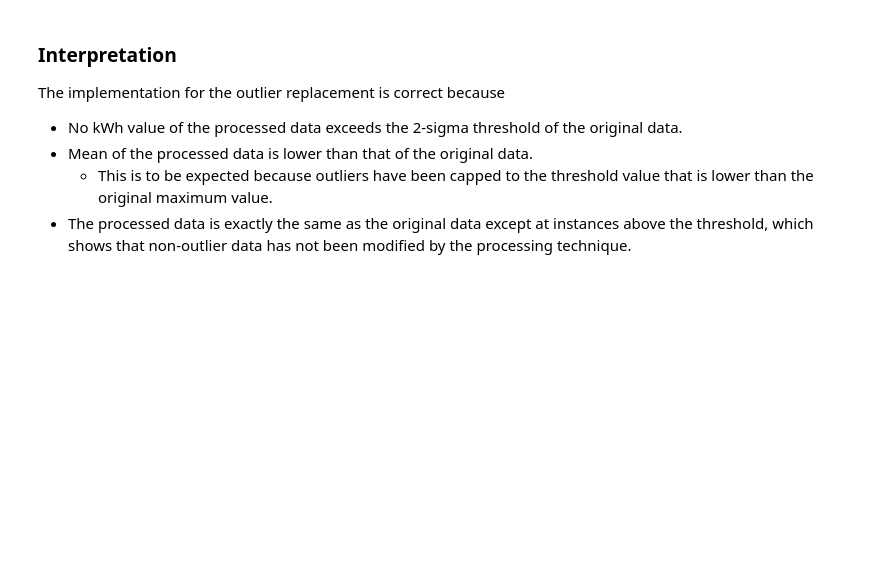
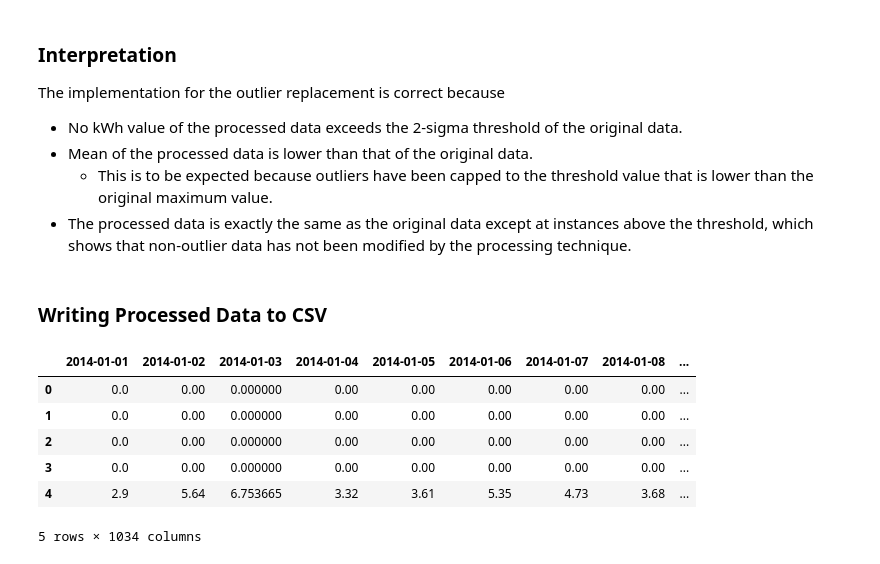
Before and after one commit to SMS-NED16/FYP-DL, a Jupyter notebook: fyp-assignments/03_Data_Preprocessing/Preprocessing_Tests.ipynb, the cells around one changed output. Cells and saved outputs as stored; diff of their text form; code cells hidden in the pictures; blank space fills up the shorter version.

```diff
--- a/fyp-assignments/03_Data_Preprocessing/Preprocessing_Tests.ipynb
+++ b/fyp-assignments/03_Data_Preprocessing/Preprocessing_Tests.ipynb
@@ -993,3 +993,15 @@ The implementation for the outlier replacement is correct because
 - Mean of the processed data is lower than that of the original data.
     - This is to be expected because outliers have been capped to the threshold value that is lower than the original maximum value.
 - The processed data is exactly the same as the original data except at instances above the threshold, which shows that non-outlier data has not been modified by the processing technique.
+# %% [markdown]
+### Writing Processed Data to CSV
+# %%
+kWhs_zheng.head()
+# %% [output]
+|  | 2014-01-01 | 2014-01-02 | 2014-01-03 | 2014-01-04 | 2014-01-05 | 2014-01-06 | 2014-01-07 | 2014-01-08 | ... |
+| 0 | 0.0 | 0.00 | 0.000000 | 0.00 | 0.00 | 0.00 | 0.00 | 0.00 | ... |
+| 1 | 0.0 | 0.00 | 0.000000 | 0.00 | 0.00 | 0.00 | 0.00 | 0.00 | ... |
+| 2 | 0.0 | 0.00 | 0.000000 | 0.00 | 0.00 | 0.00 | 0.00 | 0.00 | ... |
+| 3 | 0.0 | 0.00 | 0.000000 | 0.00 | 0.00 | 0.00 | 0.00 | 0.00 | ... |
+| 4 | 2.9 | 5.64 | 6.753665 | 3.32 | 3.61 | 5.35 | 4.73 | 3.68 | ... |
+5 rows × 1034 columns
```
Also changed, not shown: parts of 17 cells of this notebook, 1 other file.
